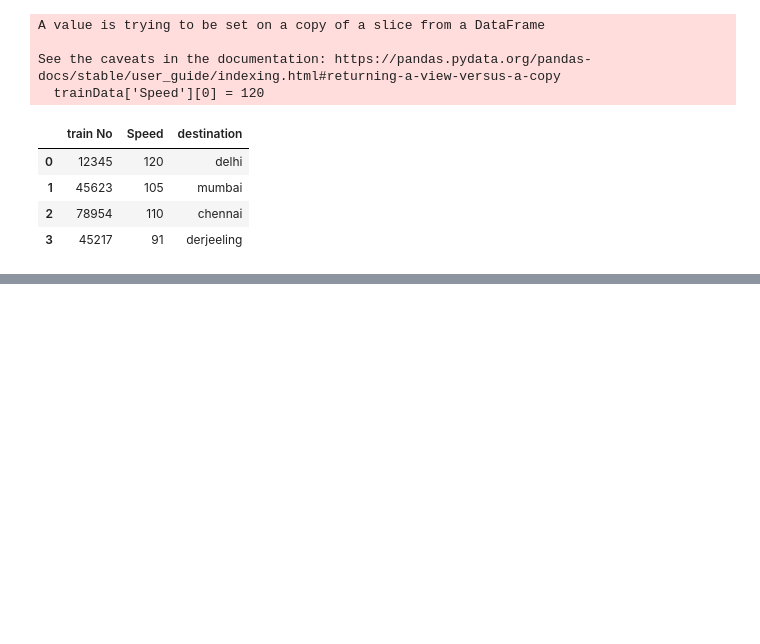
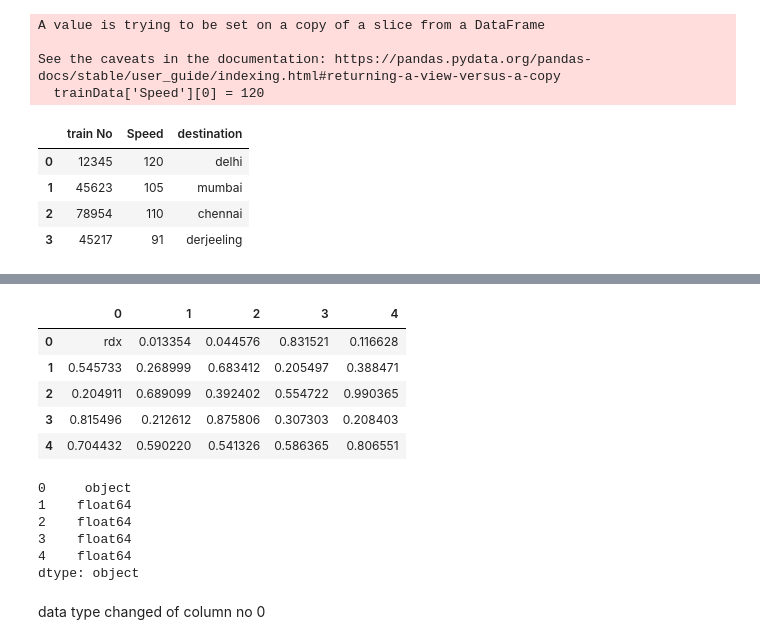
Before and after one commit to RDX-Rudra/Python-World, a Jupyter notebook: jupiter/numpy.ipynb, the cells around one changed output, grey strips where cells are left out. Cells and saved outputs as stored; diff of their text form; code cells hidden in the pictures; blank space fills up the shorter version.

```diff
--- a/jupiter/numpy.ipynb
+++ b/jupiter/numpy.ipynb
@@ -78,0 +164,20 @@ trainData.to_csv('traindata.csv', index= False)
+# %%
+newdf.head()
+# %% [output]
+|  | 0 | 1 | 2 | 3 | 4 |
+| 0 | rdx | 0.013354 | 0.044576 | 0.831521 | 0.116628 |
+| 1 | 0.545733 | 0.268999 | 0.683412 | 0.205497 | 0.388471 |
+| 2 | 0.204911 | 0.689099 | 0.392402 | 0.554722 | 0.990365 |
+| 3 | 0.815496 | 0.212612 | 0.875806 | 0.307303 | 0.208403 |
+| 4 | 0.704432 | 0.590220 | 0.541326 | 0.586365 | 0.806551 |
+# %%
+newdf.dtypes
+# %% [output]
+0     object
+1    float64
+2    float64
+3    float64
+4    float64
+dtype: object
+# %% [markdown]
+data type changed of column no 0
```
Also changed, not shown: parts of 21 cells of this notebook.
